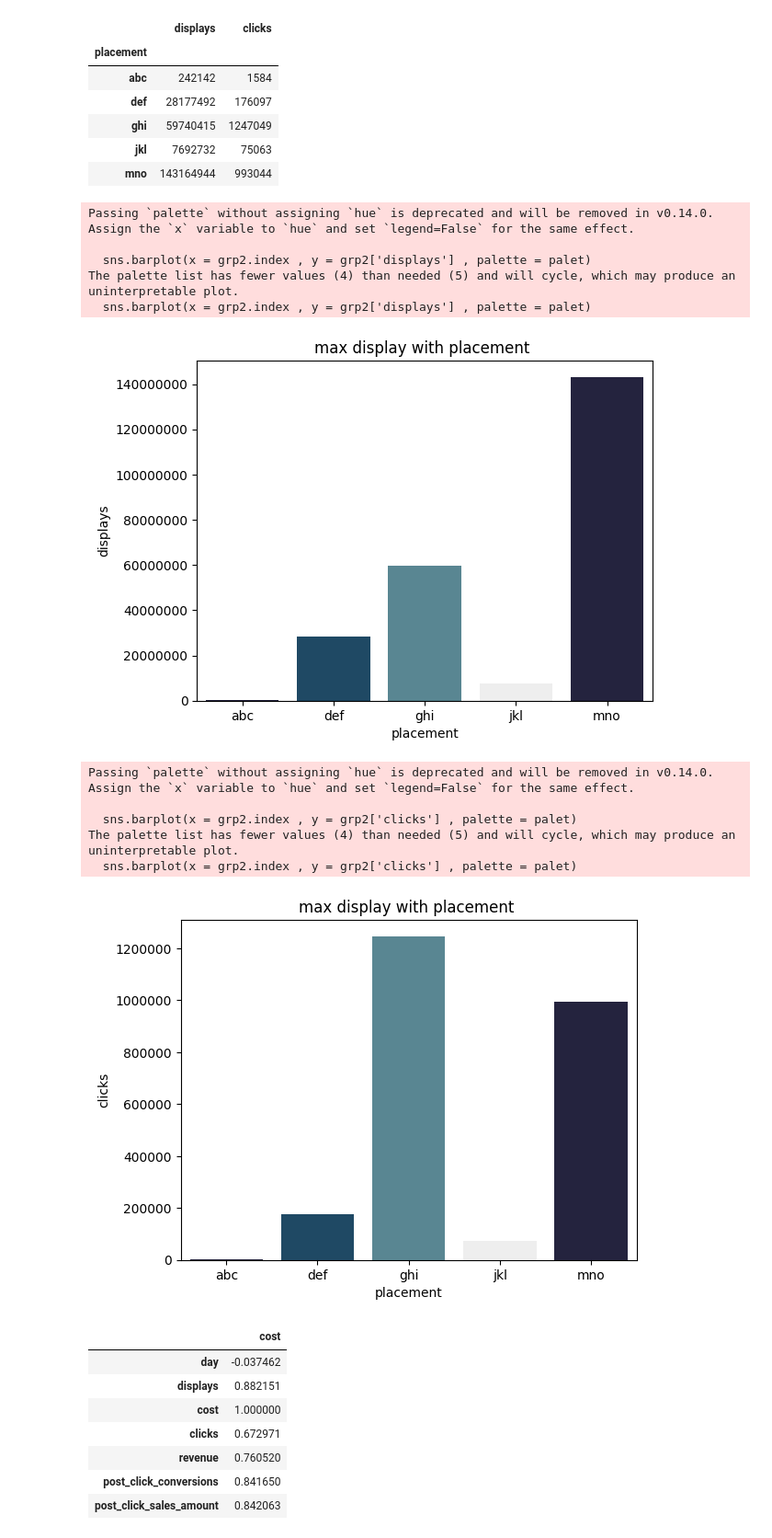
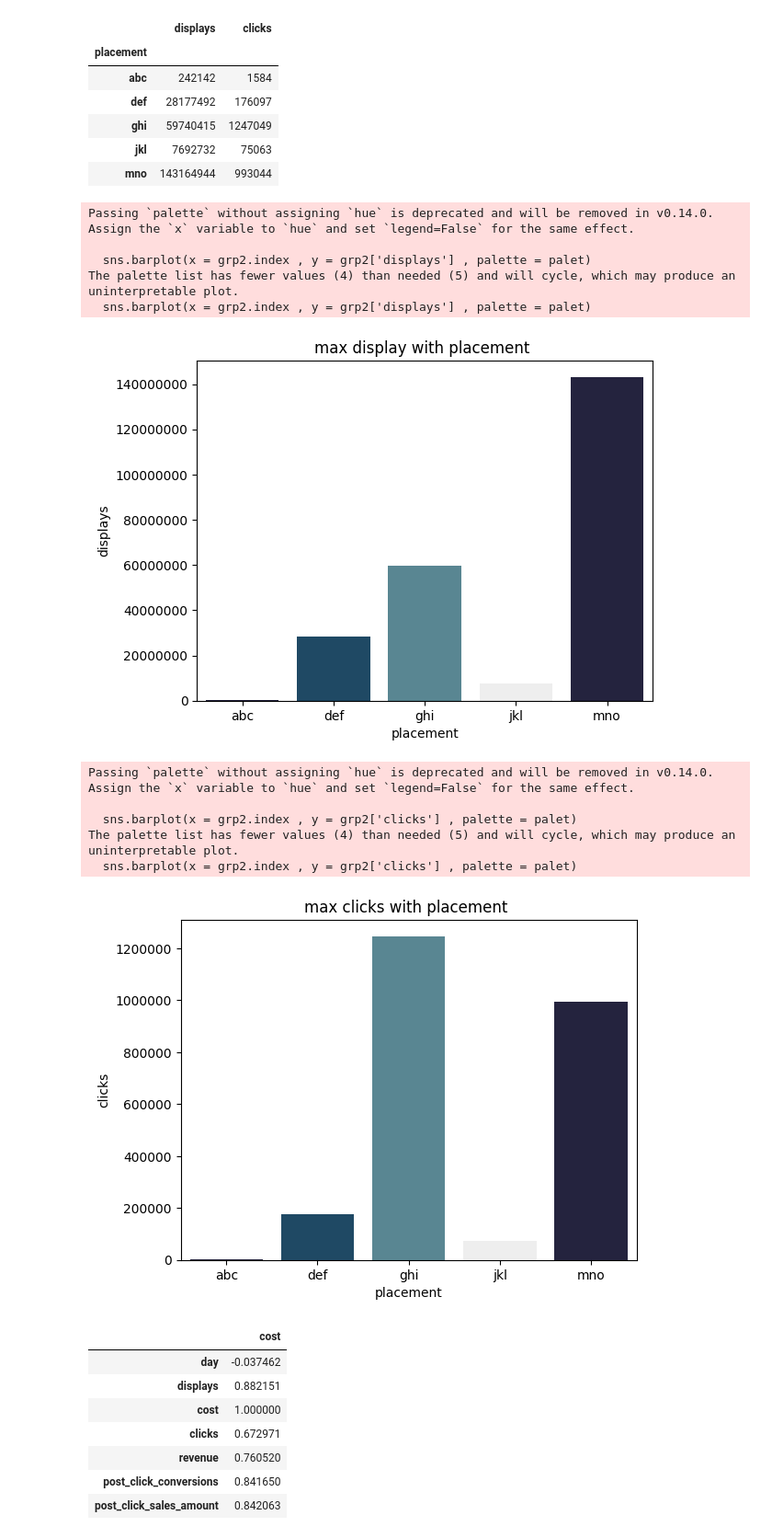
Before and after one commit to SuyashPatil-max/Finlatics, a Jupyter notebook: Marketing.ipynb, the cells around one changed output. Shown at 92% size. Drawn from its saved outputs; the diff is of its cells as text; code cells hidden in the pictures.

```diff
--- a/Marketing.ipynb
+++ b/Marketing.ipynb
@@ -122,26 +142,26 @@ grp2
 # %%
 sns.barplot(x = grp2.index , y = grp2['displays'] , palette = palet)
 plt.title('max display with placement ')
 plt.ticklabel_format(style ='plain', axis = 'y')
 plt.show()
 
 sns.barplot(x = grp2.index , y = grp2['clicks'] , palette = palet)
-plt.title('max display with placement ')
+plt.title('max clicks with placement ')
 plt.ticklabel_format(style ='plain', axis = 'y')
 plt.show()
 # %% [output]
 Passing `palette` without assigning `hue` is deprecated and will be removed in v0.14.0. Assign the `x` variable to `hue` and set `legend=False` for the same effect.
 
   sns.barplot(x = grp2.index , y = grp2['displays'] , palette = palet)
 The palette list has fewer values (4) than needed (5) and will cycle, which may produce an uninterpretable plot.
   sns.barplot(x = grp2.index , y = grp2['displays'] , palette = palet)
 [figure]
 Passing `palette` without assigning `hue` is deprecated and will be removed in v0.14.0. Assign the `x` variable to `hue` and set `legend=False` for the same effect.
 
   sns.barplot(x = grp2.index , y = grp2['clicks'] , palette = palet)
 The palette list has fewer values (4) than needed (5) and will cycle, which may produce an uninterpretable plot.
   sns.barplot(x = grp2.index , y = grp2['clicks'] , palette = palet)
-[figure, old version]
+[figure, new version]
 # %%
 df.corr(numeric_only= True)['cost']
 # %% [output]
```
Also changed, not shown: parts of 2 cells of this notebook.
